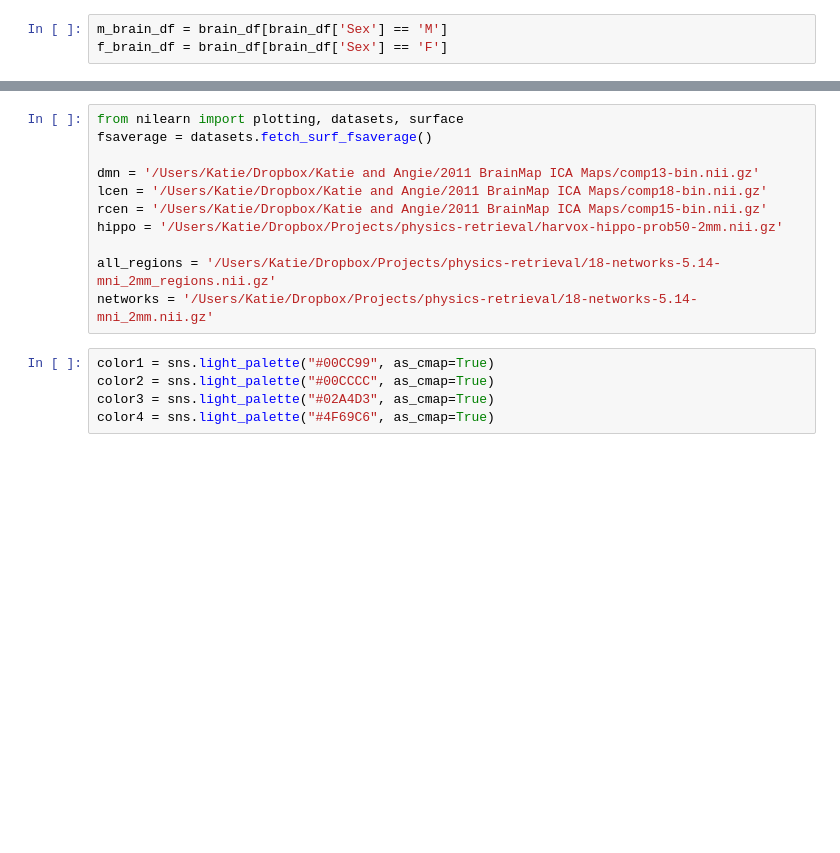
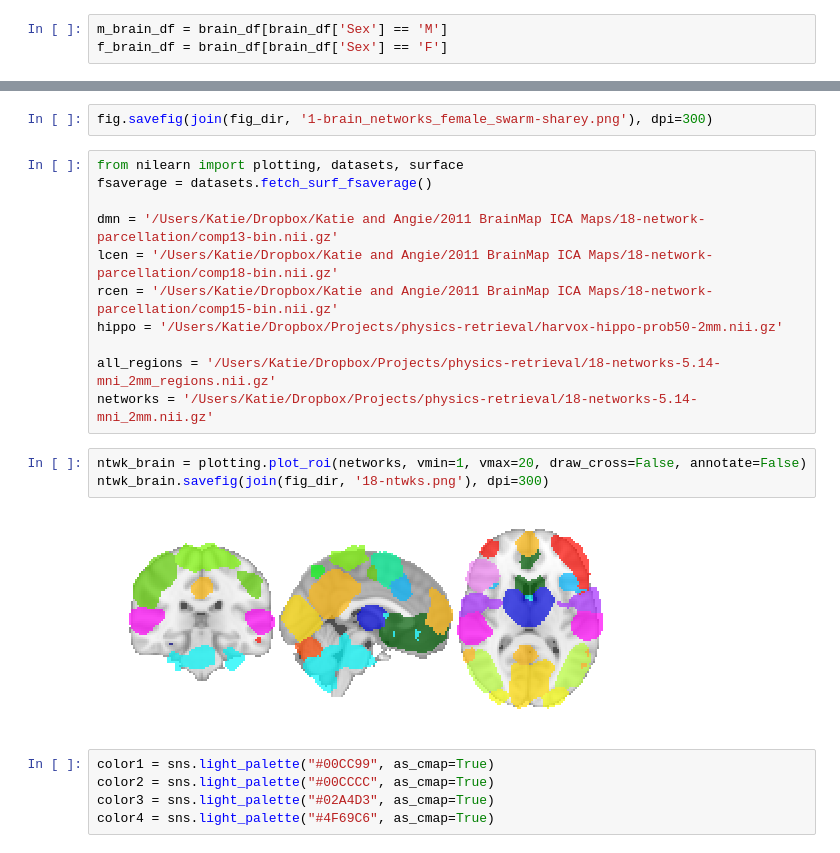
Before and after one commit to 62442katieb/IDConn, a Jupyter notebook: figures!.ipynb, the cells around one changed output, grey strips where cells are left out. Saved outputs shown, nothing was run; the diff lists cells and outputs as text; blank space fills up the shorter version.

```diff
--- a/figures!.ipynb
+++ b/figures!.ipynb
@@ -177,14 +219,21 @@ fig.savefig(join(fig_dir, '1-brain_networks_sex_swarm-sharey.png'), dpi=300)
+# %%
+fig.savefig(join(fig_dir, '1-brain_networks_female_swarm-sharey.png'), dpi=300)
 # %%
 from nilearn import plotting, datasets, surface
 fsaverage = datasets.fetch_surf_fsaverage()
 
-dmn = '/Users/Katie/Dropbox/Katie and Angie/2011 BrainMap ICA Maps/comp13-bin.nii.gz'
-lcen = '/Users/Katie/Dropbox/Katie and Angie/2011 BrainMap ICA Maps/comp18-bin.nii.gz'
-rcen = '/Users/Katie/Dropbox/Katie and Angie/2011 BrainMap ICA Maps/comp15-bin.nii.gz'
+dmn = '/Users/Katie/Dropbox/Katie and Angie/2011 BrainMap ICA Maps/18-network-parcellation/comp13-bin.nii.gz'
+lcen = '/Users/Katie/Dropbox/Katie and Angie/2011 BrainMap ICA Maps/18-network-parcellation/comp18-bin.nii.gz'
+rcen = '/Users/Katie/Dropbox/Katie and Angie/2011 BrainMap ICA Maps/18-network-parcellation/comp15-bin.nii.gz'
 hippo = '/Users/Katie/Dropbox/Projects/physics-retrieval/harvox-hippo-prob50-2mm.nii.gz'
 
 all_regions = '/Users/Katie/Dropbox/Projects/physics-retrieval/18-networks-5.14-mni_2mm_regions.nii.gz'
 networks = '/Users/Katie/Dropbox/Projects/physics-retrieval/18-networks-5.14-mni_2mm.nii.gz'
+# %%
+ntwk_brain = plotting.plot_roi(networks, vmin=1, vmax=20, draw_cross=False, annotate=False)
+ntwk_brain.savefig(join(fig_dir, '18-ntwks.png'), dpi=300)
+# %% [output]
+[figure, added]
 # %%
 color1 = sns.light_palette("#00CC99", as_cmap=True)
 color2 = sns.light_palette("#00CCCC", as_cmap=True)
```
Also changed, not shown: parts of 16 cells of this notebook, 4 other files.
